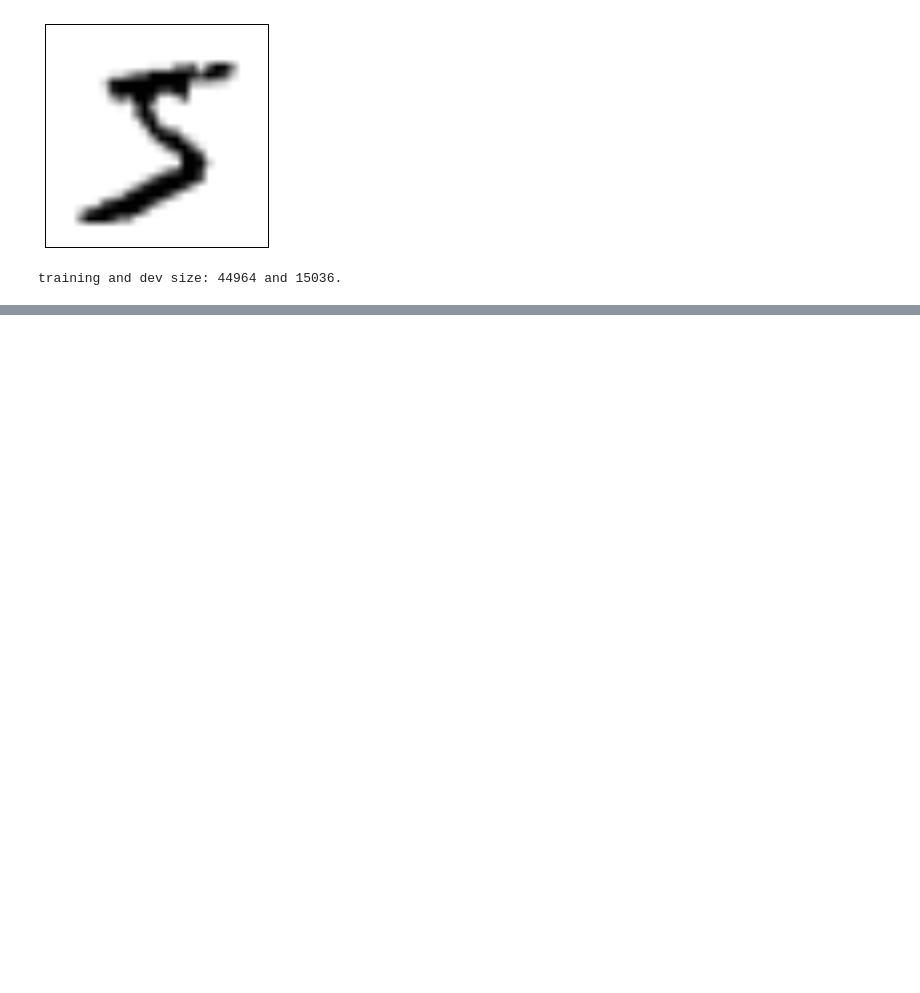
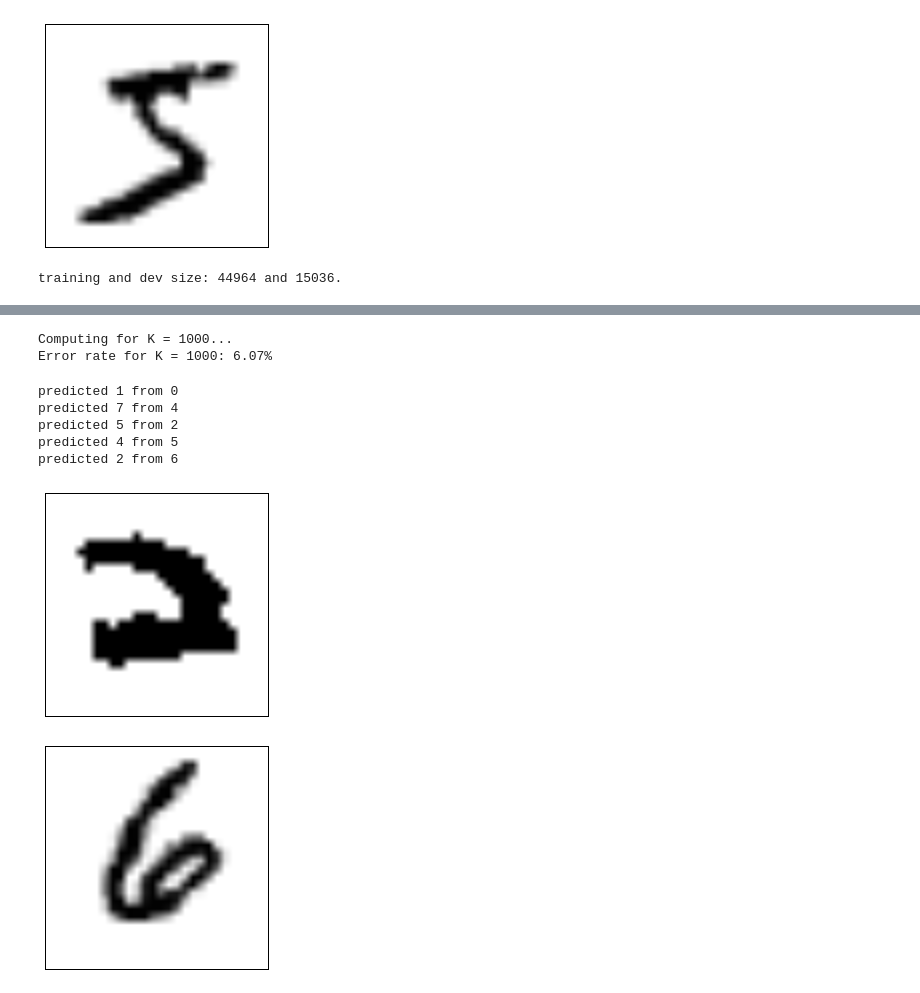
Before and after one commit to ajmaurer/Chicago-Course-Work, a Jupyter notebook: stat376/assn2_kmeans.ipynb, the cells around one changed output, grey strips where cells are left out. Saved outputs shown, nothing was run; the diff lists cells and outputs as text; code cells hidden in the pictures; blank space fills up the shorter version.

```diff
--- a/stat376/assn2_kmeans.ipynb
+++ b/stat376/assn2_kmeans.ipynb
@@ -104,0 +170,50 @@ plt.title('Error rate vs number of clusters')
+# %%
+print 'Computing for K = %d...' % 1000
+clusters = KMeans.train(digits_train.map(lambda x: x[1]), 1000, maxIterations = 50, runs = 5, initializationMode = "random")
+clusterLabels = asscLabels(clusters)
+print 'Error rate for K = %d: %.2f%%' % (1000, (1 - digits_dev.map(lambda x: clusterLabels[clusters.predict(x[1])] == x[0]).mean()) * 100)
+# %% [output]
+Computing for K = 1000...
+Error rate for K = 1000: 6.07%
+# %%
+# hmm... the error rate is smaller again for such a large K
+# however that doesn't mean larger is better!
+# take K = size of training set; ie. classify a digit to the closest point in the training set
+# here is a demonstration that this isn't any good
+
+from operator import itemgetter
+def findClosest(img):
+    #return digits_train.map(lambda x: (x[0], sum((x[1] - img[1]) ** 2), x[1]))
+    return digits_train.map(lambda x: (x[0], sum((x[1] - img[1]) ** 2), x[1])).min(itemgetter(1))
+testsize = 5
+correct = 0
+test = digits_dev.take(testsize)
+for i in test:
+    best = findClosest(i)
+    print "predicted %d from %d" % (best[0], i[0])
+    #print "d = %.3f" % (best[1])
+    correct += best == i[0]
+# %% [output]
+predicted 1 from 0
+predicted 7 from 4
+predicted 5 from 2
+predicted 4 from 5
+predicted 2 from 6
+# %%
+plt.figure(0)
+image = best[2]
+image = image.astype(float)/256
+fig = plt.imshow(image.reshape(28,28))
+fig.set_cmap('gray_r')
+fig.axes.get_xaxis().set_visible(False)
+fig.axes.get_yaxis().set_visible(False)
+plt.figure(1)
+image = i[1]
+image = image.astype(float)/256
+fig = plt.imshow(image.reshape(28,28))
+fig.set_cmap('gray_r')
+fig.axes.get_xaxis().set_visible(False)
+fig.axes.get_yaxis().set_visible(False)
+# %% [output]
+[figure, added]
+[figure, added]
```
Also changed, not shown: parts of 14 cells of this notebook, 1 other file.
